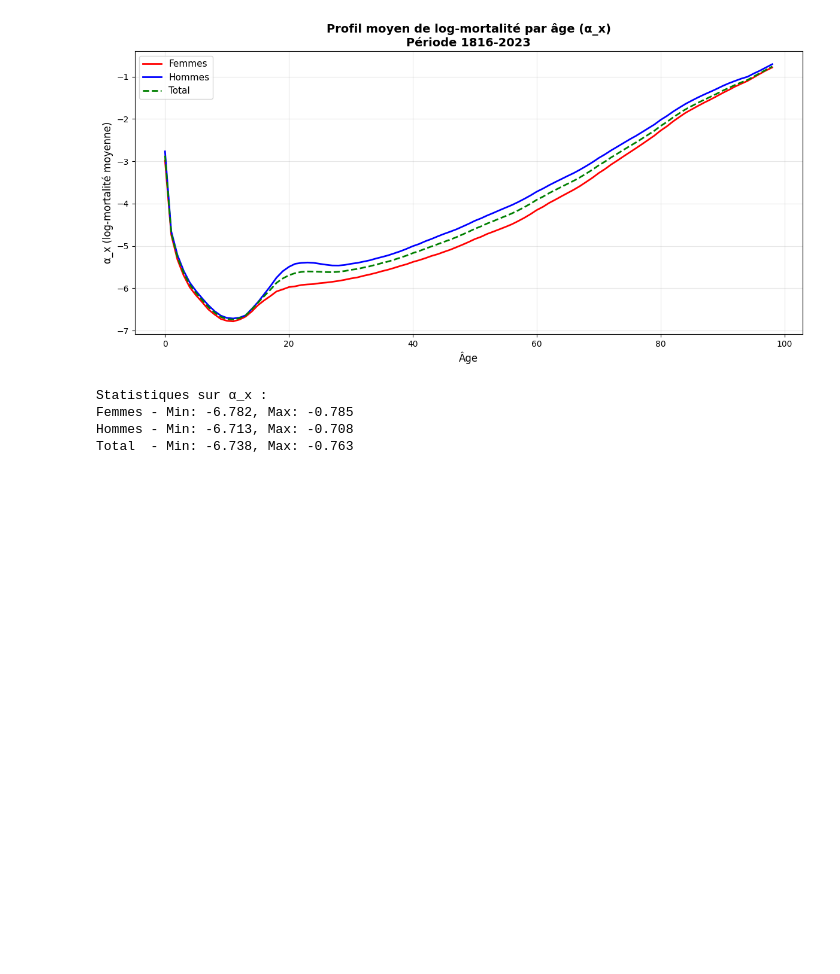
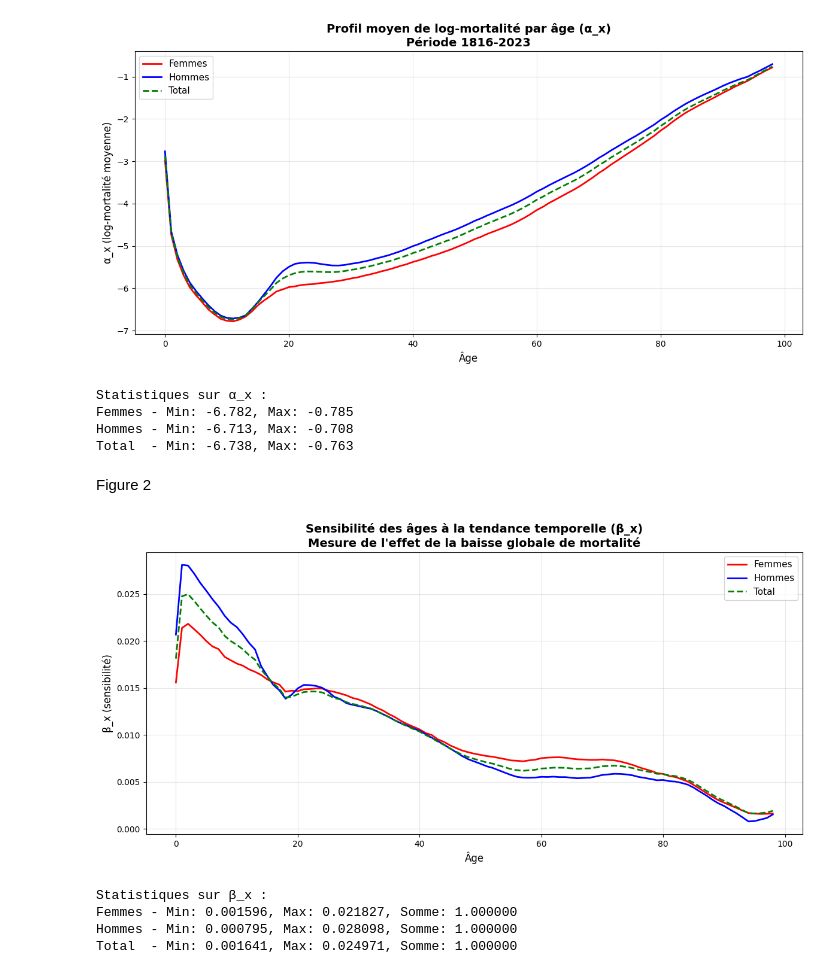
Before and after one commit to Salah10-source/Python-Project-Mortality, a Jupyter notebook: notbokes/notebooks/demo.ipynb, the cells around one changed output. Drawn from its saved outputs; the diff is of its cells as text; code cells hidden in the pictures; blank space fills up the shorter version.

Commit message:
Tracé de la sensibilité beta_x et de l'indice de mortalite kappa_t

```diff
--- a/notbokes/notebooks/demo.ipynb
+++ b/notbokes/notebooks/demo.ipynb
@@ -1935,3 +1935,36 @@ Statistiques sur α_x :
 Femmes - Min: -6.782, Max: -0.785
 Hommes - Min: -6.713, Max: -0.708
 Total  - Min: -6.738, Max: -0.763
+# %% [markdown]
+Figure 2
+# %%
+import matplotlib.pyplot as plt
+
+# Figure 2 : Sensibilité des âges à la tendance temporelle (β_x)
+
+plt.figure(figsize=(12, 6))
+
+# Tracer β_x pour les 3 populations
+plt.plot(M_F.index, beta_F, label='Femmes', linewidth=2, color='red')
+plt.plot(M_M.index, beta_M, label='Hommes', linewidth=2, color='blue')
+plt.plot(M_Tot.index, beta_Tot, label='Total', linewidth=2, color='green', linestyle='--')
+
+plt.xlabel('Âge', fontsize=12)
+plt.ylabel('β_x (sensibilité)', fontsize=12)
+plt.title('Sensibilité des âges à la tendance temporelle (β_x)\nMesure de l\'effet de la baisse globale de mortalité', fontsize=14, fontweight='bold')
+plt.legend(fontsize=11)
+plt.grid(True, alpha=0.3)
+plt.tight_layout()
+plt.show()
+
+# Quelques statistiques
+print("Statistiques sur β_x :")
+print(f"Femmes - Min: {beta_F.min():.6f}, Max: {beta_F.max():.6f}, Somme: {beta_F.sum():.6f}")
+print(f"Hommes - Min: {beta_M.min():.6f}, Max: {beta_M.max():.6f}, Somme: {beta_M.sum():.6f}")
+print(f"Total  - Min: {beta_Tot.min():.6f}, Max: {beta_Tot.max():.6f}, Somme: {beta_Tot.sum():.6f}")
+# %% [output]
+[figure, added]
+Statistiques sur β_x :
+Femmes - Min: 0.001596, Max: 0.021827, Somme: 1.000000
+Hommes - Min: 0.000795, Max: 0.028098, Somme: 1.000000
+Total  - Min: 0.001641, Max: 0.024971, Somme: 1.000000
```
Also changed, not shown: parts of 2 cells of this notebook.
